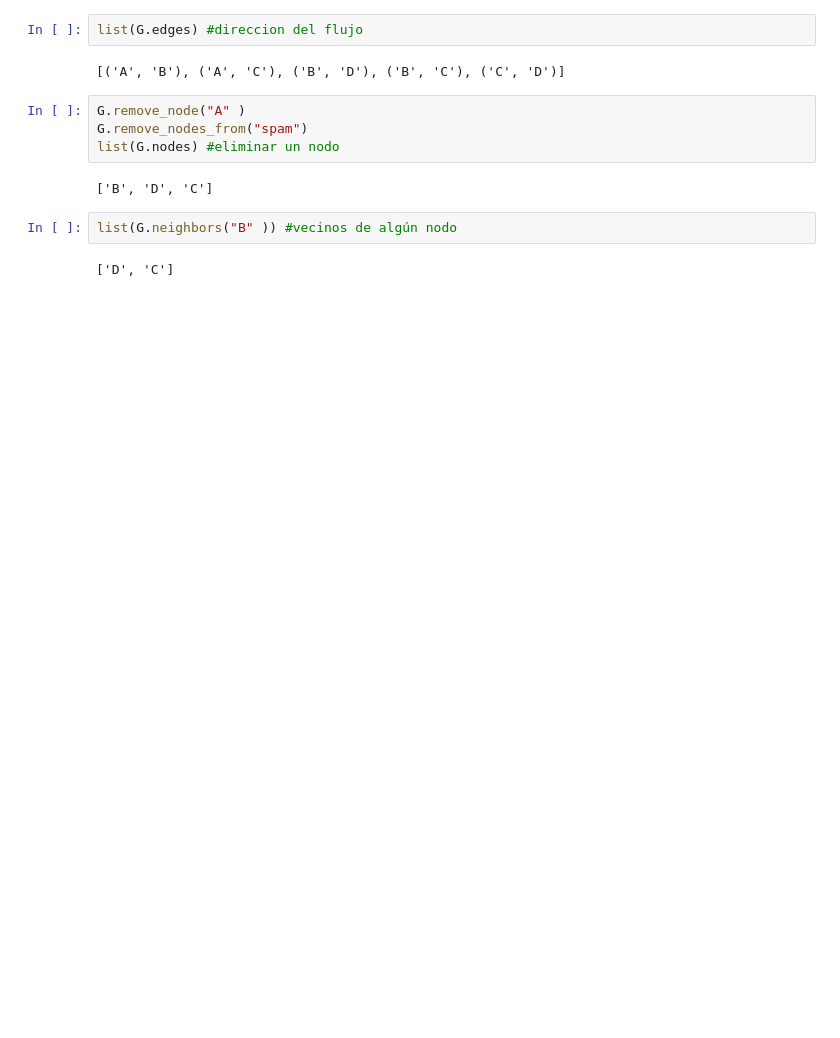
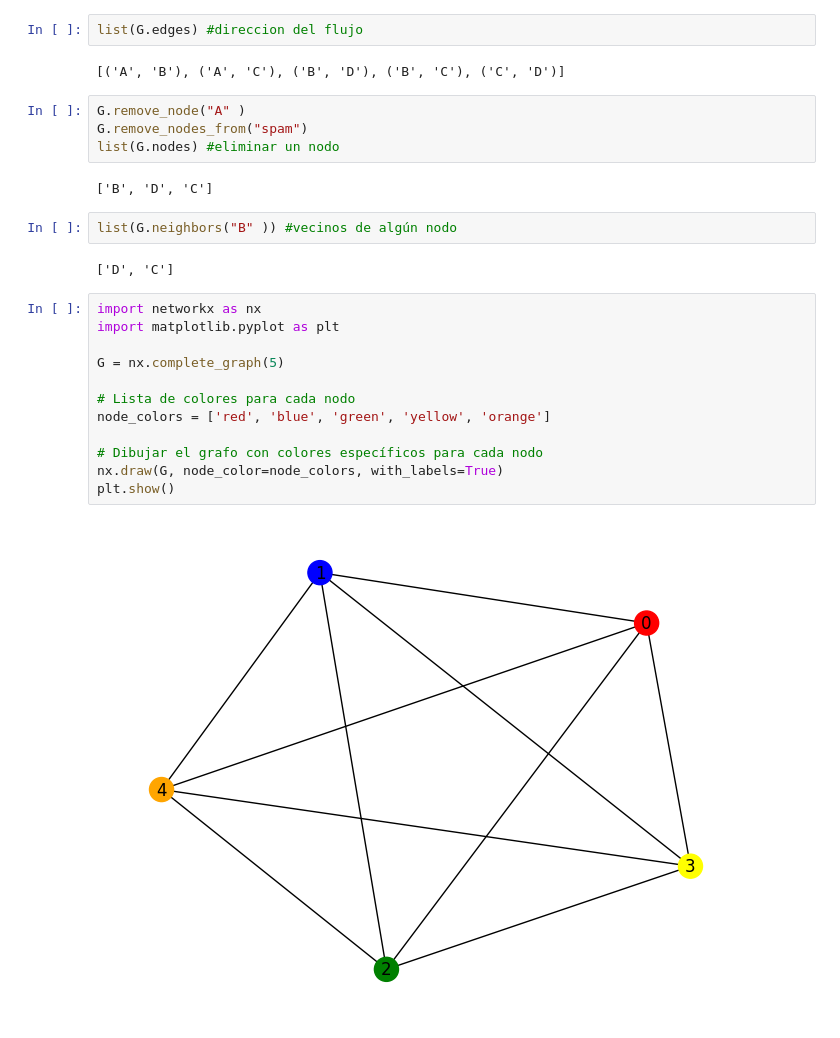
Before and after one commit to angelmorales2621-gif/Investigaci-n-de-operaciones-, a Jupyter notebook: Grafos.ipynb, the cells around one changed output. Drawn from its saved outputs; the diff is of its cells as text; blank space fills up the shorter version.

```diff
--- a/Grafos.ipynb
+++ b/Grafos.ipynb
@@ -41,3 +41,17 @@ list(G.nodes) #eliminar un nodo
 list(G.neighbors("B" )) #vecinos de algún nodo
 # %% [output]
 ['D', 'C']
+# %%
+import networkx as nx
+import matplotlib.pyplot as plt
+
+G = nx.complete_graph(5)
+
+# Lista de colores para cada nodo
+node_colors = ['red', 'blue', 'green', 'yellow', 'orange']
+
+# Dibujar el grafo con colores específicos para cada nodo
+nx.draw(G, node_color=node_colors, with_labels=True)
+plt.show()
+# %% [output]
+[figure, added]
```
